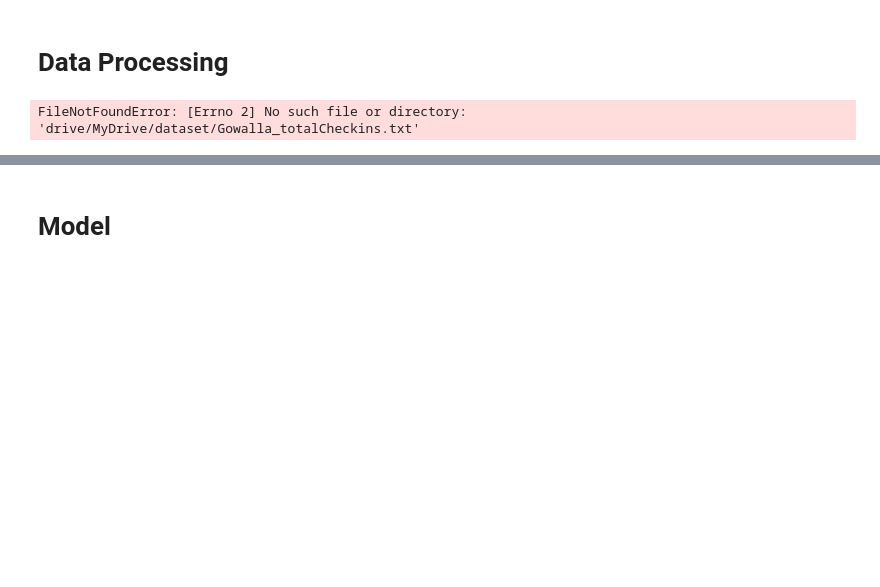
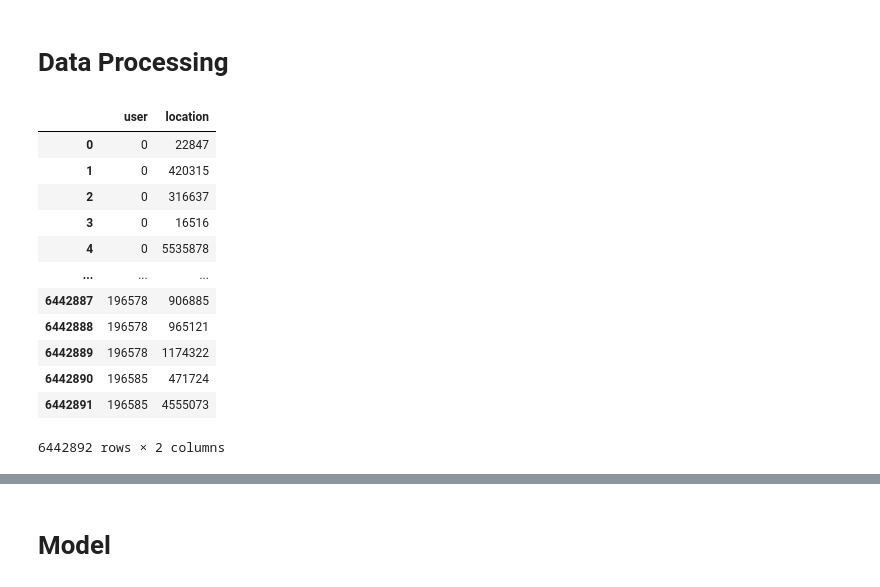
Before and after one commit to Tpmonkey-Nuttee/SpecTop, a Jupyter notebook: RCNNforRec.ipynb, the cells around one changed output, grey strips where cells are left out. Cells and saved outputs as stored; diff of their text form; code cells hidden in the pictures; blank space fills up the shorter version.

```diff
--- a/RCNNforRec.ipynb
+++ b/RCNNforRec.ipynb
@@ -48,12 +69,23 @@ To: /content/Gowalla_totalCheckins.txt
 # %%
 # We are using Gowalla dataset.
 # https://snap.stanford.edu/data/loc-gowalla.html
-df = pd.read_csv("drive/MyDrive/dataset/Gowalla_totalCheckins.txt", sep="\t", header=None)
+df = pd.read_csv("Gowalla_totalCheckins.txt", sep="\t", header=None)
 df.columns = ["user", "check_in_time", "latitude", "longitude", "location"]
 
 # We don't need these.
 df = df.drop(columns=["check_in_time", "latitude", "longitude"])
-
 df
 # %% [output]
+|  | user | location |
+| 0 | 0 | 22847 |
+| 1 | 0 | 420315 |
+| 2 | 0 | 316637 |
+| 3 | 0 | 16516 |
+| 4 | 0 | 5535878 |
+| ... | ... | ... |
+| 6442887 | 196578 | 906885 |
+| 6442888 | 196578 | 965121 |
+| 6442889 | 196578 | 1174322 |
+| 6442890 | 196585 | 471724 |
+| 6442891 | 196585 | 4555073 |
-FileNotFoundError: [Errno 2] No such file or directory: 'drive/MyDrive/dataset/Gowalla_totalCheckins.txt'
+6442892 rows × 2 columns
```
Also changed, not shown: parts of 27 cells of this notebook.
